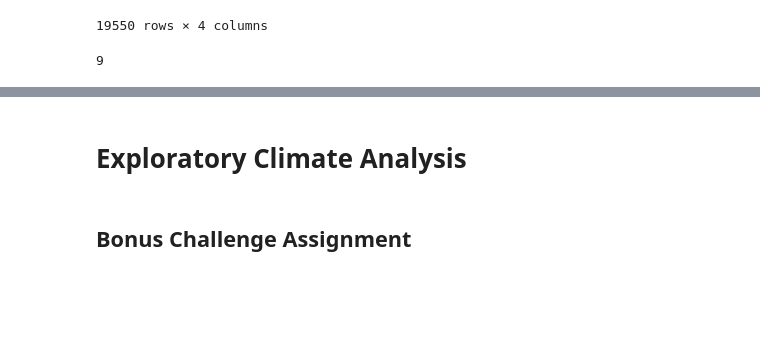
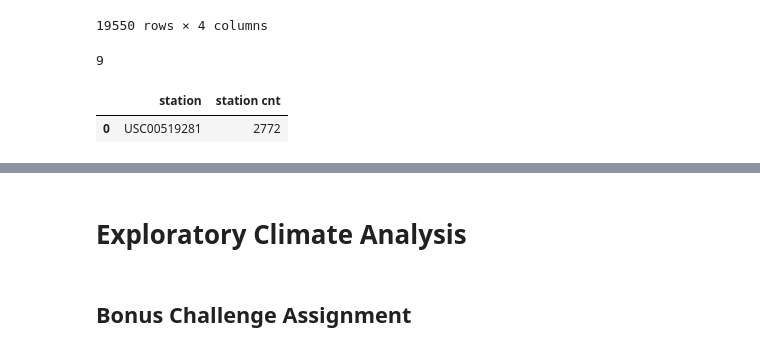
Before and after one commit to samuelokunola326/sqlalchemy-challenge, a Jupyter notebook: Climate_Analysis.ipynb, the cells around one changed output, grey strips where cells are left out. Cells and saved outputs as stored; diff of their text form; code cells hidden in the pictures; blank space fills up the shorter version.

```diff
--- a/Climate_Analysis.ipynb
+++ b/Climate_Analysis.ipynb
@@ -73,6 +121,6 @@ conn = engine.connect()
 # %%
 #Reading data into Pandas for stattion queries
-st_df = pd.read_sql('SELECT * FROM measurement', conn)
+st_df = pd.read_sql('SELECT * FROM measurement WHERE date BETWEEN "2016-08-23" AND "2017-08-23"', conn)
 #showing data frame
 st_df = st_df.drop(columns='id')
 st_df
@@ -95,3 +143,21 @@ st_df
 len(st_df['station'].unique())
 # %% [output]
 9
+# %%
+#grouping by station id to count activity
+st_grouped_df = st_df[['station','prcp']].groupby('station').count().reset_index()
+
+#setting column names
+st_grouped_df.columns=['station', 'station cnt']
+
+#sorting values by activity in stattion
+st_grouped_df = st_grouped_df.sort_values(by='station cnt',ascending=False)
+
+#restting index after sort
+st_grouped_df = st_grouped_df.reset_index(drop=True)
+
+#showing station with most activity
+st_grouped_df.head(1)
+# %% [output]
+|  | station | station cnt |
+| 0 | USC00519281 | 2772 |
```
Also changed, not shown: parts of 8 cells of this notebook.
